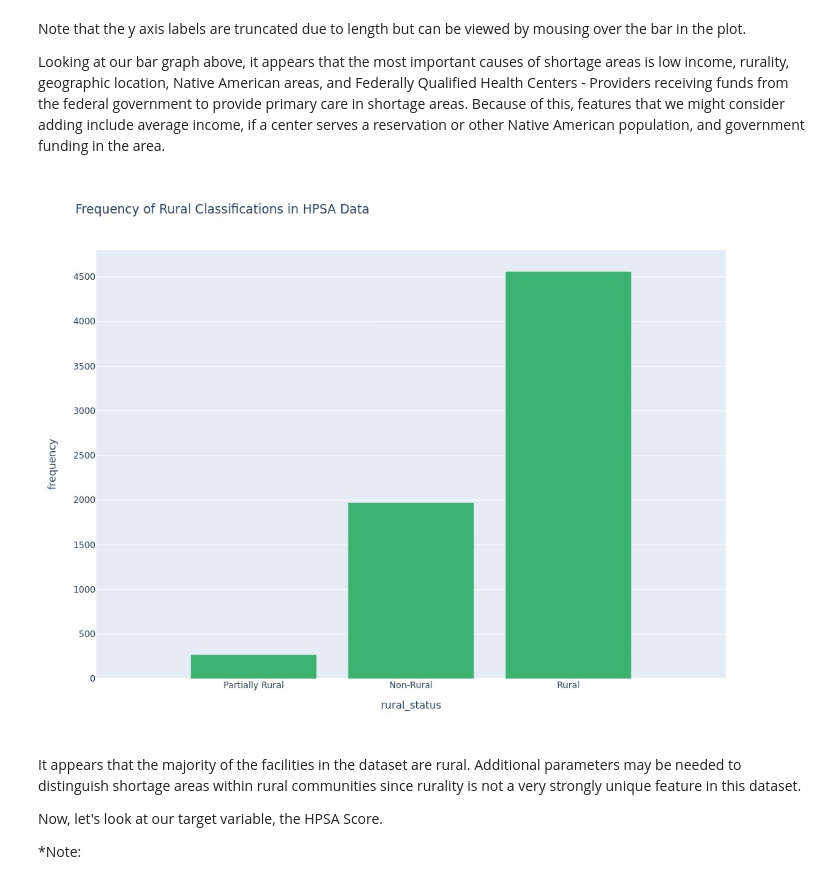
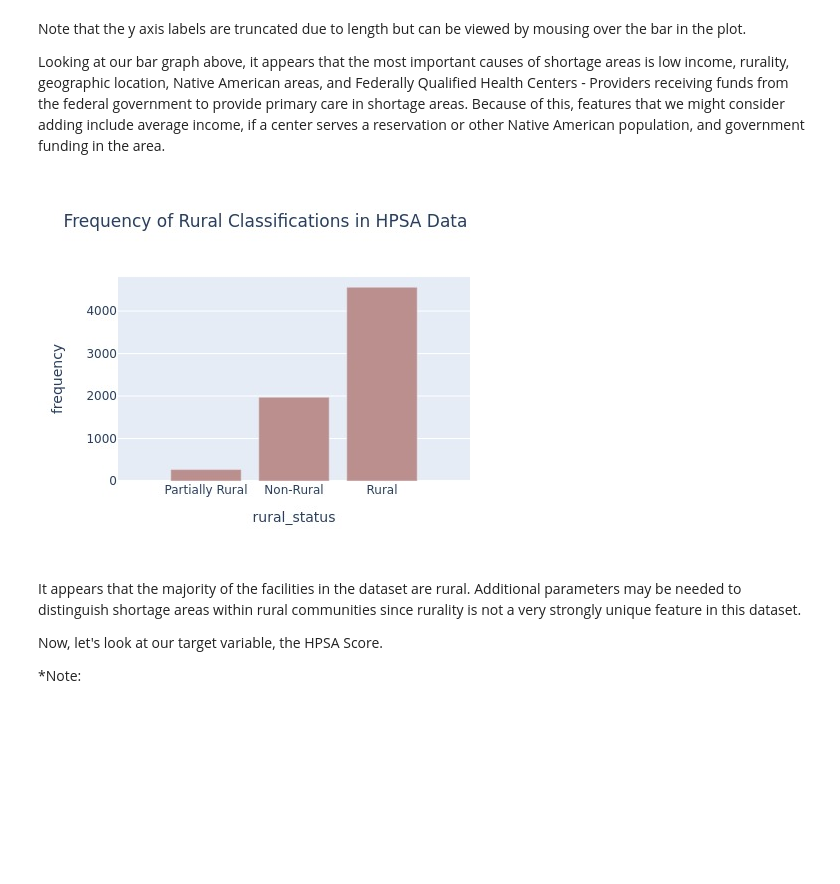
Before and after one commit to RandomMan0880/HPSA-Data, a Jupyter notebook: HPSA_Predictor.ipynb, the cells around one changed output. Cells and saved outputs as stored; diff of their text form; code cells hidden in the pictures; blank space fills up the shorter version.

```diff
--- a/HPSA_Predictor.ipynb
+++ b/HPSA_Predictor.ipynb
@@ -271,19 +265,19 @@ Looking at our bar graph above, it appears that the most important causes of sho
 # %%
 query = pd.read_sql_query('''SELECT DISTINCT(rural_status), COUNT(*) AS frequency
                              FROM hpsadata
                              GROUP BY rural_status
                              ORDER BY COUNT(*)''',
                              engine)
 
-fig = px.bar(query, y='frequency', x='rural_status', orientation='v',color_discrete_sequence=["mediumseagreen"],
+fig_ruralbar = px.bar(query, y='frequency', x='rural_status', orientation='v',color_discrete_sequence=["rosybrown"],
             range_x=(-1,3),
             title='Frequency of Rural Classifications in HPSA Data')
 
 
 
-fig.show('jpeg',width=1024, height=768)
+fig_ruralbar.show('jpeg',width=512, height=384)
 # %% [output]
-[figure, old version]
+[figure, new version]
 # %% [markdown]
 It appears that the majority of the facilities in the dataset are rural. Additional parameters may be needed to distinguish shortage areas within rural communities since rurality is not a very strongly unique feature in this dataset.
 
```
Also changed, not shown: parts of 30 cells of this notebook.
